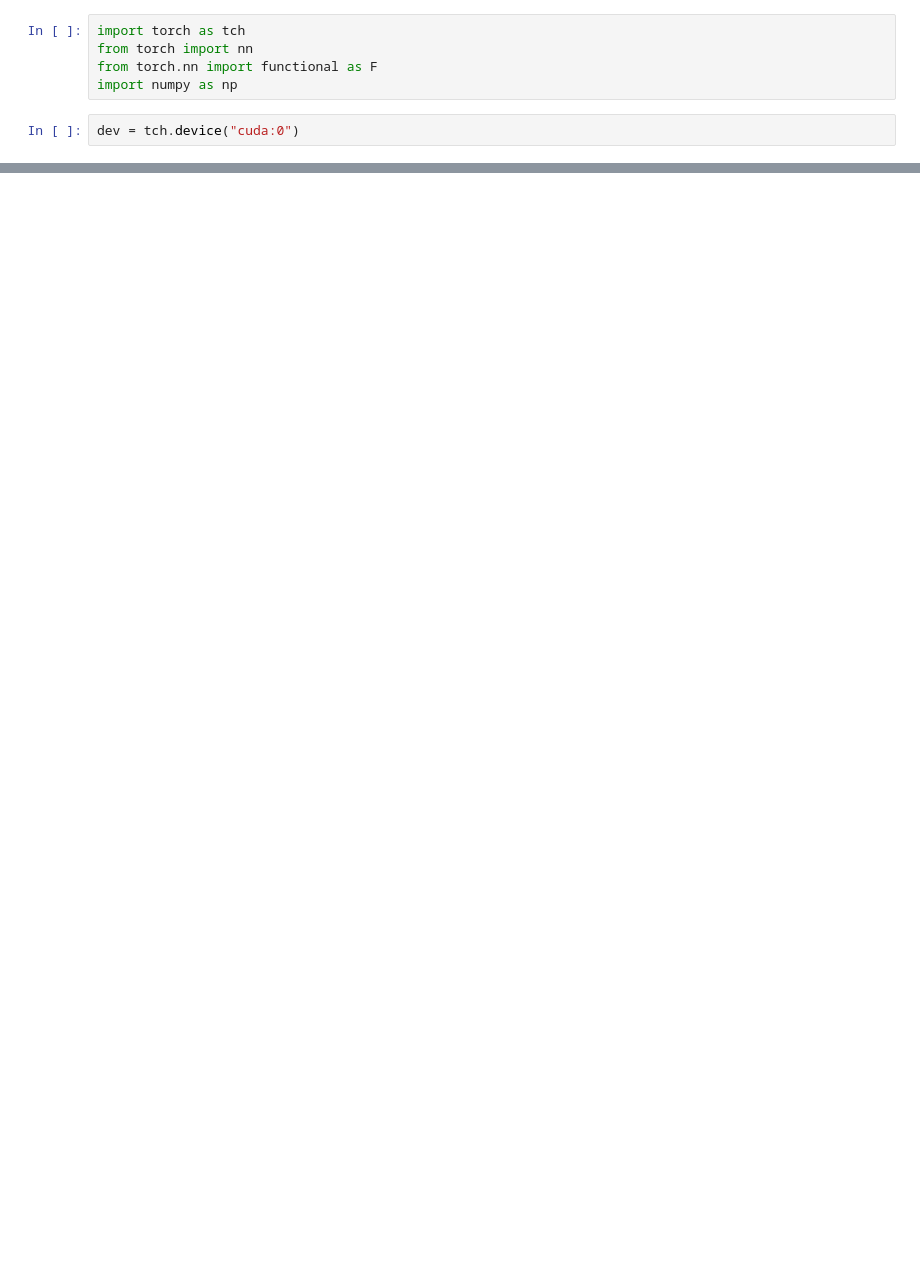
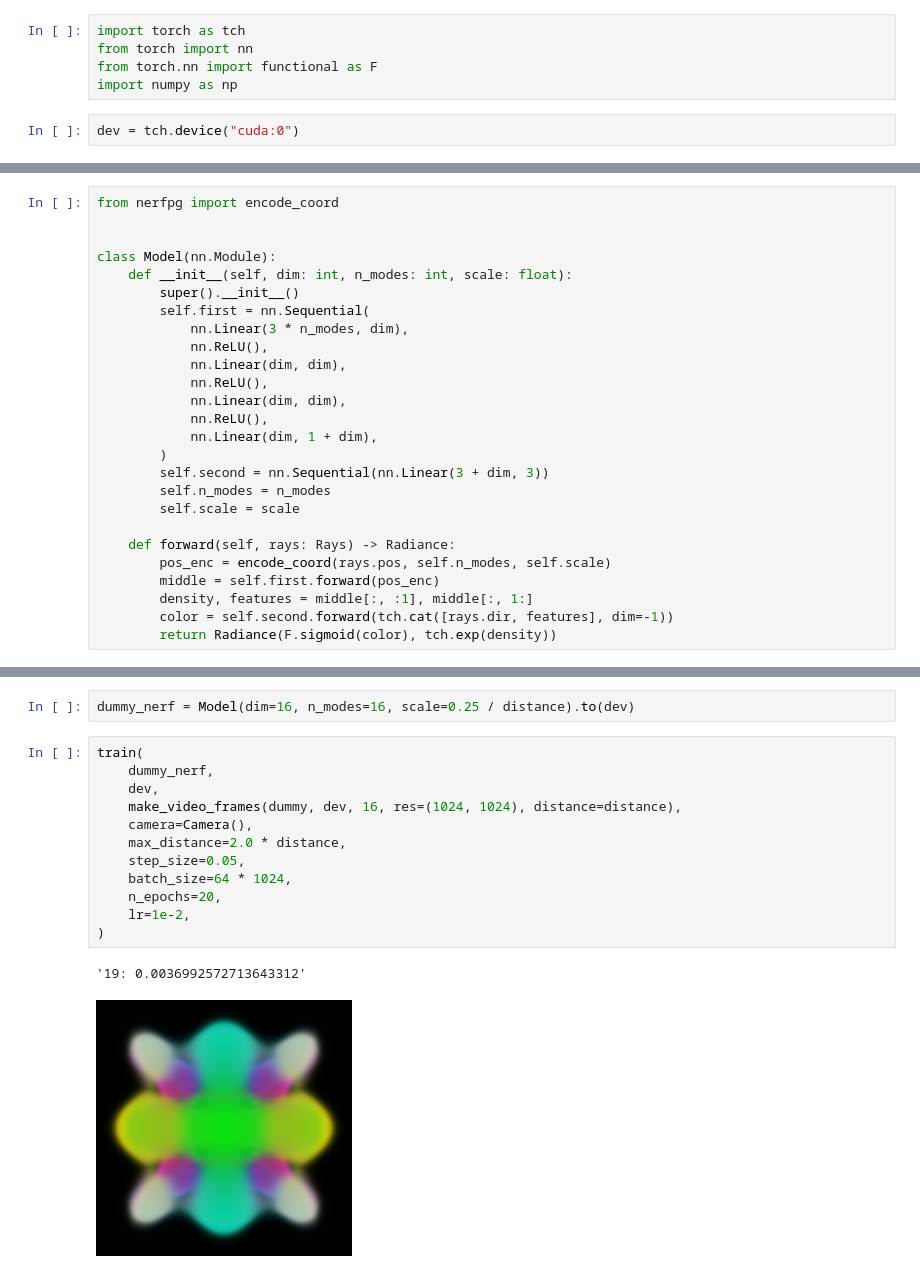
Before and after one commit to agerasev/nerf-playground, a Jupyter notebook: 3d.ipynb, the cells around one changed output, grey strips where cells are left out. Saved outputs shown, nothing was run; the diff lists cells and outputs as text; blank space fills up the shorter version.

```diff
--- a/3d.ipynb
+++ b/3d.ipynb
@@ -378,0 +276,26 @@ infer(
+# %%
+from nerfpg import encode_coord
+
+
+class Model(nn.Module):
+    def __init__(self, dim: int, n_modes: int, scale: float):
+        super().__init__()
+        self.first = nn.Sequential(
+            nn.Linear(3 * n_modes, dim),
+            nn.ReLU(),
+            nn.Linear(dim, dim),
+            nn.ReLU(),
+            nn.Linear(dim, dim),
+            nn.ReLU(),
+            nn.Linear(dim, 1 + dim),
+        )
+        self.second = nn.Sequential(nn.Linear(3 + dim, 3))
+        self.n_modes = n_modes
+        self.scale = scale
+
+    def forward(self, rays: Rays) -> Radiance:
+        pos_enc = encode_coord(rays.pos, self.n_modes, self.scale)
+        middle = self.first.forward(pos_enc)
+        density, features = middle[:, :1], middle[:, 1:]
+        color = self.second.forward(tch.cat([rays.dir, features], dim=-1))
+        return Radiance(F.sigmoid(color), tch.exp(density))
@@ -378,0 +353,17 @@ infer(
+# %%
+dummy_nerf = Model(dim=16, n_modes=16, scale=0.25 / distance).to(dev)
+# %%
+train(
+    dummy_nerf,
+    dev,
+    make_video_frames(dummy, dev, 16, res=(1024, 1024), distance=distance),
+    camera=Camera(),
+    max_distance=2.0 * distance,
+    step_size=0.05,
+    batch_size=64 * 1024,
+    n_epochs=20,
+    lr=1e-2,
+)
+# %% [output]
+'19: 0.0036992572713643312'
+[figure, added]
```
Also changed, not shown: parts of 36 cells of this notebook, 4 other files.
